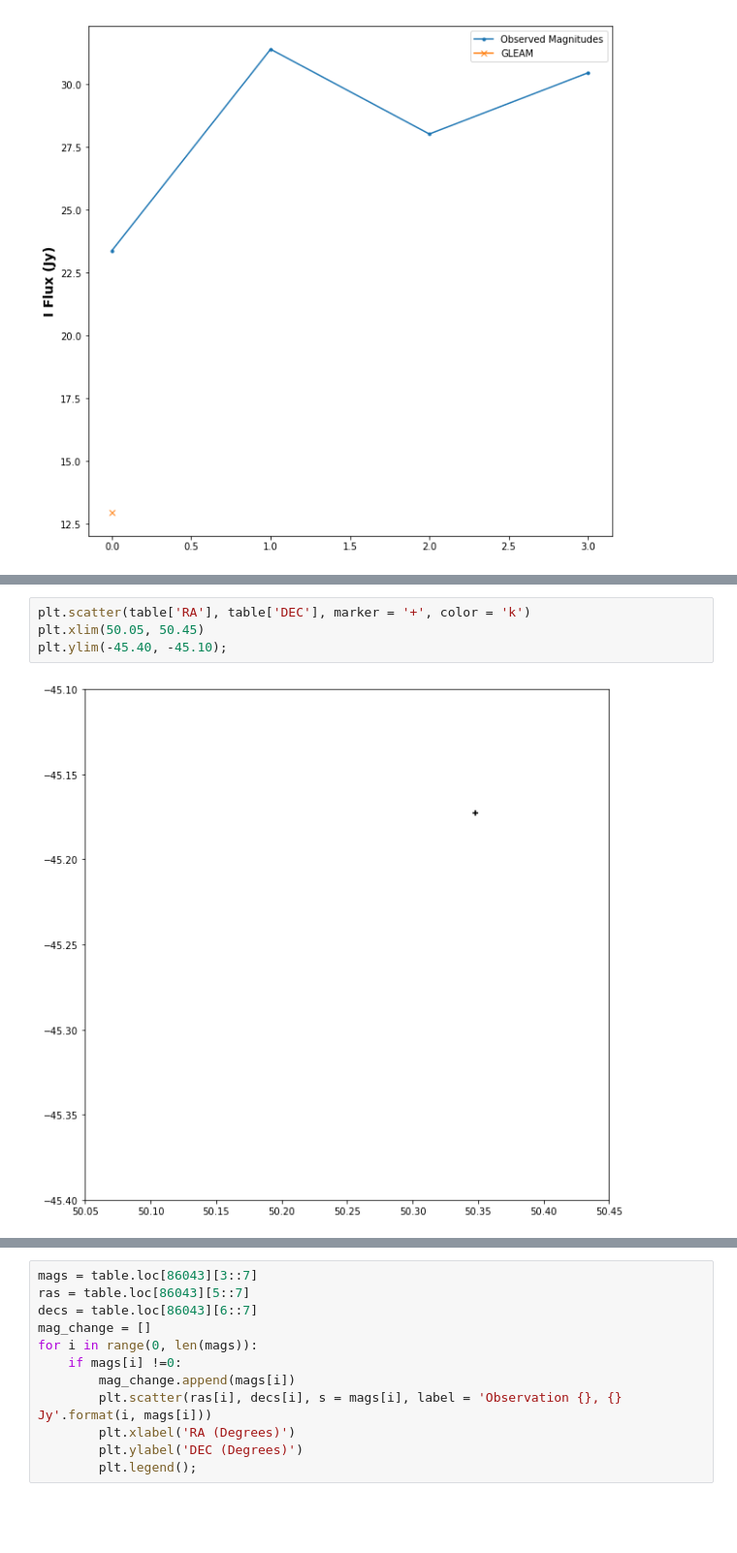
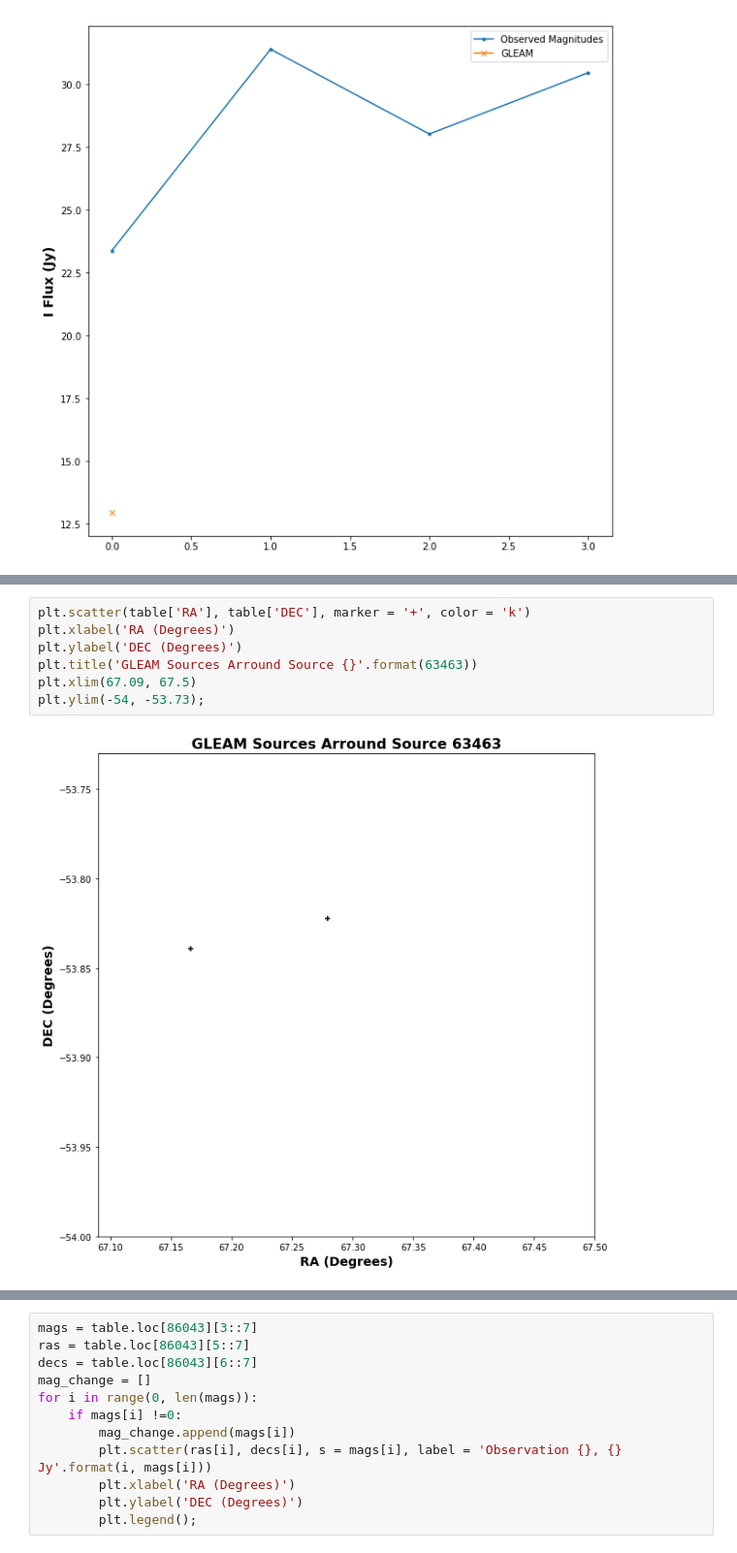
Before and after one commit to kelceydavis33/uwashchamp2019, a Jupyter notebook: GLEAM_Matching.ipynb, the cells around one changed output, grey strips where cells are left out. Shown at 97% size. Saved outputs shown, nothing was run; the diff lists cells and outputs as text; blank space fills up the shorter version.

```diff
--- a/GLEAM_Matching.ipynb
+++ b/GLEAM_Matching.ipynb
@@ -616,6 +723,9 @@ plt.legend();
 # %%
 plt.scatter(table['RA'], table['DEC'], marker = '+', color = 'k')
-plt.xlim(50.05, 50.45)
-plt.ylim(-45.40, -45.10);
+plt.xlabel('RA (Degrees)')
+plt.ylabel('DEC (Degrees)')
+plt.title('GLEAM Sources Arround Source {}'.format(63463))
+plt.xlim(67.09, 67.5)
+plt.ylim(-54, -53.73);
 # %% [output]
-[figure, old version]
+[figure, new version]
```
Also changed, not shown: parts of 19 cells of this notebook.
